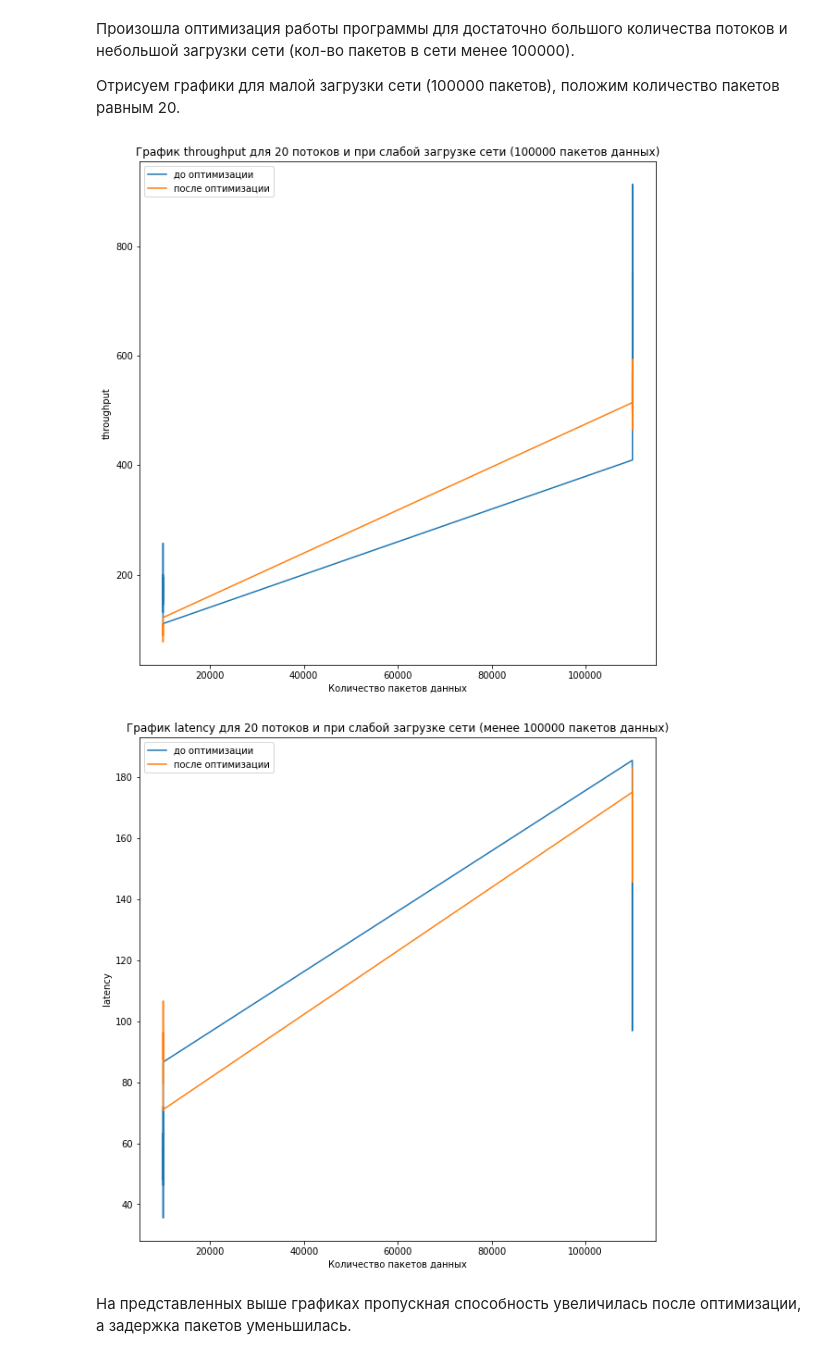
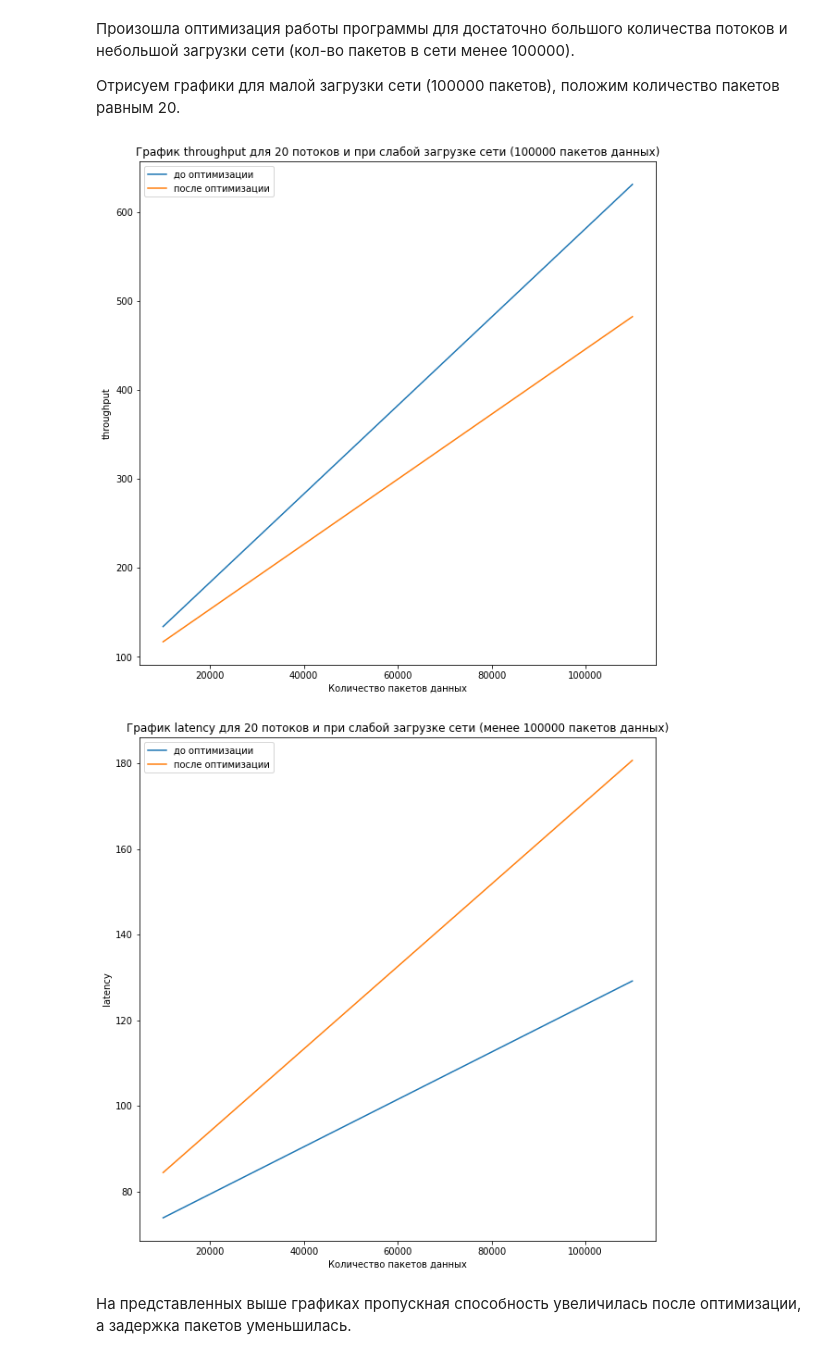
Before and after one commit to Anastasia-98Moiseeva/TokenRing, a Jupyter notebook: TokenRing.ipynb, the cells around one changed output. Saved outputs shown, nothing was run; the diff lists cells and outputs as text; code cells hidden in the pictures.

```diff
--- a/TokenRing.ipynb
+++ b/TokenRing.ipynb
@@ -92,6 +92,28 @@ i = 5
 while i <= 30:
   node_amount.append(i)
   i += 5
+# %%
+def get_throughput(part):
+  throughput = []
+  th_sum = 0
+  for i in range(len(part.throughput.values)):
+    if (i % 10 == 0 and i != 0):
+      throughput.append(th_sum / 10)
+      th_sum = 0
+    th_sum += part.throughput.values[i]
+  throughput.append(th_sum / 10)
+  return throughput
+
+def get_latency(part):
+  latency = []
+  th_sum = 0
+  for i in range(len(part.latency.values)):
+    if (i % 10 == 0 and i != 0):
+      latency.append(th_sum / 10)
+      th_sum = 0
+    th_sum += part.latency.values[i]
+  latency.append(th_sum / 10)
+  return latency
 # %%
 import matplotlib.pyplot as plt
 
@@ -179,29 +205,33 @@ draw_latency(df_opt2)
 # %%
 plt.figure(figsize=(10, 10))
 part = df_opt1.loc[df_opt1["nodesAmount"] == 20].sort_values(by="dataAmount").loc[df_opt1["dataAmount"] <= 200000]
-plt.plot(part.dataAmount, part.throughput, label = "до оптимизации")
+plt.plot([part.dataAmount.values[i] for i in range(len(part.dataAmount.values)) if i % 10 == 0],
+         get_throughput(part), label = "до оптимизации")
 part_opt = df_opt2.loc[df_opt2["nodesAmount"] == 20].sort_values(by="dataAmount").loc[df_opt2["dataAmount"] <= 200000]
-plt.plot(part_opt.dataAmount, part_opt.throughput, label = "после оптимизации")
+plt.plot([part_opt.dataAmount.values[i] for i in range(len(part_opt.dataAmount.values)) if i % 10 == 0],
+         get_throughput(part_opt), label = "после оптимизации")
 plt.title("График throughput для 20 потоков и при слабой загрузке сети (100000 пакетов данных)")
 plt.xlabel("Количество пакетов данных")
 plt.ylabel("throughput")
 plt.legend()
 plt.show()
 # %% [output]
-[figure, old version]
+[figure, new version]
 # %%
 plt.figure(figsize=(10, 10))
 part = df_opt1.loc[df_opt1["nodesAmount"] == 20].sort_values(by="dataAmount").loc[df_opt1["dataAmount"] <= 200000]
-plt.plot(part.dataAmount, part.latency, label = "до оптимизации")
+plt.plot([part.dataAmount.values[i] for i in range(len(part.dataAmount.values)) if i % 10 == 0],
+         get_latency(part), label = "до оптимизации")
 part_opt = df_opt2.loc[df_opt2["nodesAmount"] == 20].sort_values(by="dataAmount").loc[df_opt2["dataAmount"] <= 200000]
-plt.plot(part_opt.dataAmount, part_opt.latency, label = "после оптимизации")
+plt.plot([part_opt.dataAmount.values[i] for i in range(len(part_opt.dataAmount.values)) if i % 10 == 0],
+         get_latency(part_opt), label = "после оптимизации")
 plt.title("График latency для 20 потоков и при слабой загрузке сети (менее 100000 пакетов данных)")
 plt.xlabel("Количество пакетов данных")
 plt.ylabel("latency")
 plt.legend()
 plt.show()
 # %% [output]
-[figure, old version]
+[figure, new version]
 # %% [markdown]
 На представленных выше графиках пропускная способность увеличилась после оптимизации, а задержка пакетов уменьшилась.
 # %% [markdown]
```
Also changed, not shown: parts of 18 cells of this notebook.
